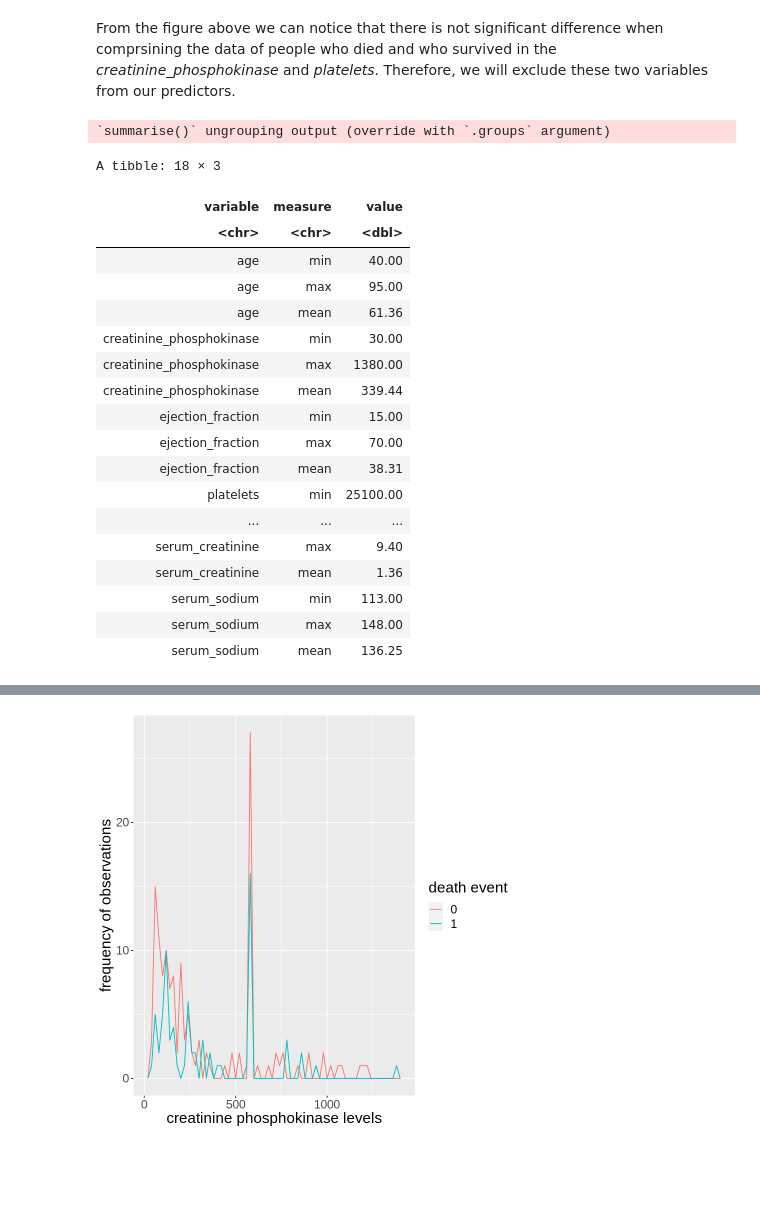
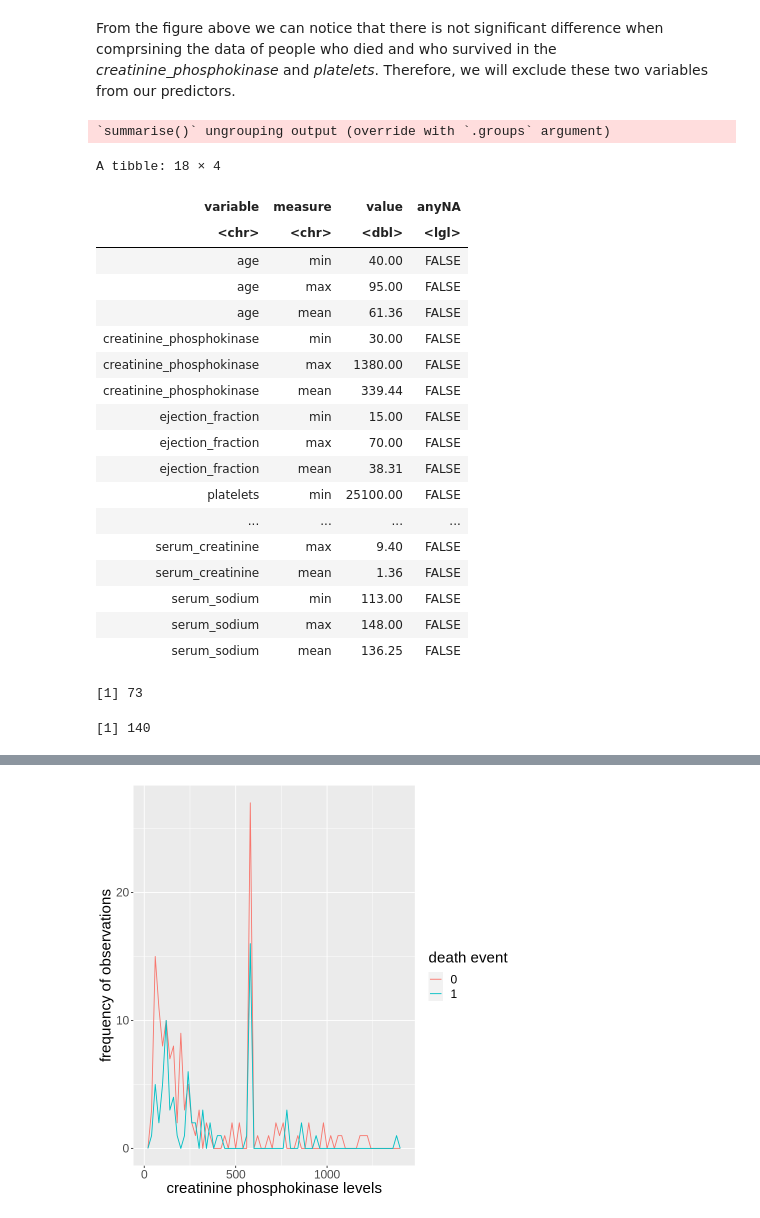
Before and after one commit to SaadRehmanCS/DSCI_project, a Jupyter notebook: heart_failure_analysis.ipynb, the cells around one changed output, grey strips where cells are left out. Cells and saved outputs as stored; diff of their text form; code cells hidden in the pictures; blank space fills up the shorter version.

Commit message:
added anyNa summary, added death event summary

```diff
--- a/heart_failure_analysis.ipynb
+++ b/heart_failure_analysis.ipynb
@@ -118,31 +136,39 @@ From the figure above we can notice that there is not significant difference whe
 # %%
 # Here is the summary of the dataframe:
 
 summarized_heard_data <- pivoted_heart_data %>%
                         group_by(variable) %>%
                         summarize(min = min(value), max = max(value), mean = mean(value))  %>%
                         pivot_longer(cols=c(min:mean), names_to="measure", values_to="value") %>%
-                        mutate(value = round(value,digits=2))
+                        mutate(value = round(value,digits=2)) %>%
+                        mutate(anyNA = anyNA(variable))
 
 summarized_heard_data
+
+number_died_people <- heart_data %>% select(death_event) %>% filter(death_event == 1) %>% nrow()
+number_survived_people <- heart_data %>% select(death_event) %>% filter(death_event == 0) %>% nrow()
+number_died_people
+number_survived_people
 # %% [output]
 `summarise()` ungrouping output (override with `.groups` argument)
-A tibble: 18 × 3
+A tibble: 18 × 4
-| variable | measure | value |
-| <chr> | <chr> | <dbl> |
-| age | min | 40.00 |
-| age | max | 95.00 |
-| age | mean | 61.36 |
-| creatinine_phosphokinase | min | 30.00 |
-| creatinine_phosphokinase | max | 1380.00 |
-| creatinine_phosphokinase | mean | 339.44 |
-| ejection_fraction | min | 15.00 |
-| ejection_fraction | max | 70.00 |
-| ejection_fraction | mean | 38.31 |
-| platelets | min | 25100.00 |
-| ... | ... | ... |
-| serum_creatinine | max | 9.40 |
-| serum_creatinine | mean | 1.36 |
-| serum_sodium | min | 113.00 |
-| serum_sodium | max | 148.00 |
-| serum_sodium | mean | 136.25 |
+| variable | measure | value | anyNA |
+| <chr> | <chr> | <dbl> | <lgl> |
+| age | min | 40.00 | FALSE |
+| age | max | 95.00 | FALSE |
+| age | mean | 61.36 | FALSE |
+| creatinine_phosphokinase | min | 30.00 | FALSE |
+| creatinine_phosphokinase | max | 1380.00 | FALSE |
+| creatinine_phosphokinase | mean | 339.44 | FALSE |
+| ejection_fraction | min | 15.00 | FALSE |
+| ejection_fraction | max | 70.00 | FALSE |
+| ejection_fraction | mean | 38.31 | FALSE |
+| platelets | min | 25100.00 | FALSE |
+| ... | ... | ... | ... |
+| serum_creatinine | max | 9.40 | FALSE |
+| serum_creatinine | mean | 1.36 | FALSE |
+| serum_sodium | min | 113.00 | FALSE |
+| serum_sodium | max | 148.00 | FALSE |
+| serum_sodium | mean | 136.25 | FALSE |
+[1] 73
+[1] 140
```
Also changed, not shown: parts of 2 cells of this notebook.
